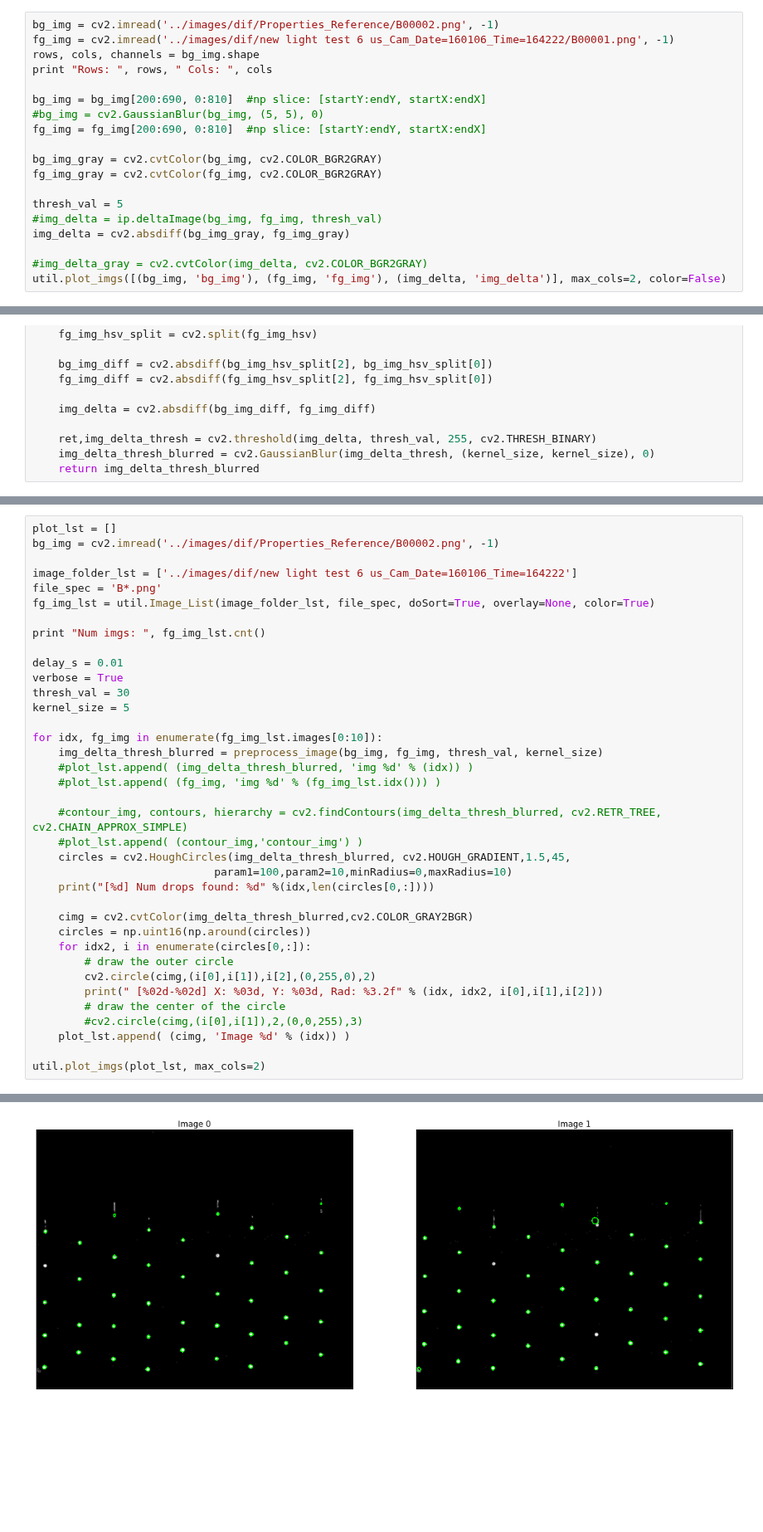
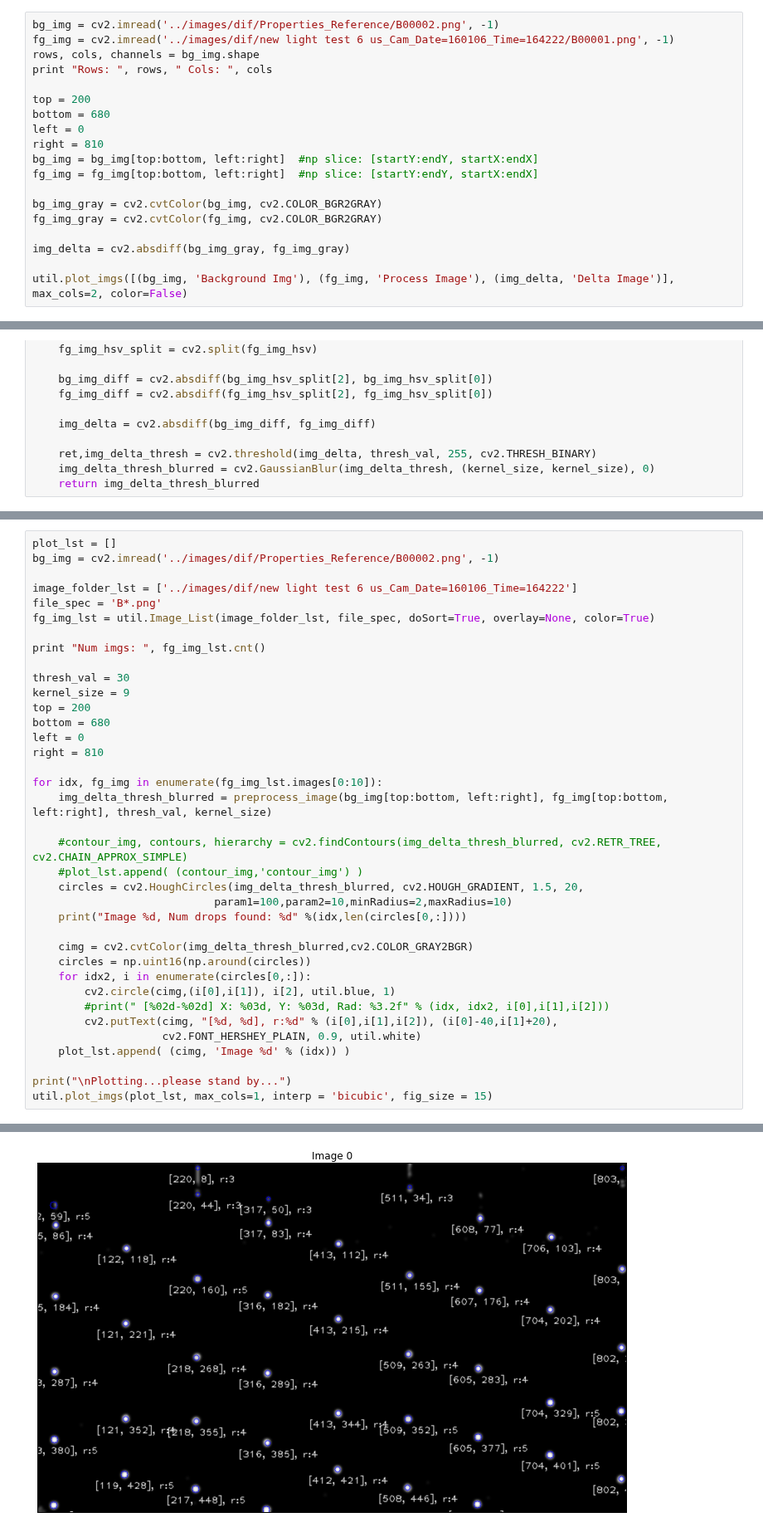
Before and after one commit to Aniruddh1/ipython-opencv-notebooks, a Jupyter notebook: notebooks/DIF_Test1.ipynb, the cells around one changed output, grey strips where cells are left out. Shown at 83% size. Saved outputs shown, nothing was run; the diff lists cells and outputs as text; blank space fills up the shorter version.

```diff
--- a/notebooks/DIF_Test1.ipynb
+++ b/notebooks/DIF_Test1.ipynb
@@ -23,18 +29,18 @@ fg_img = cv2.imread('../images/dif/new light test 6 us_Cam_Date=160106_Time=1642
 rows, cols, channels = bg_img.shape
 print "Rows: ", rows, " Cols: ", cols
 
-bg_img = bg_img[200:690, 0:810]  #np slice: [startY:endY, startX:endX]
-#bg_img = cv2.GaussianBlur(bg_img, (5, 5), 0)
-fg_img = fg_img[200:690, 0:810]  #np slice: [startY:endY, startX:endX]
+top = 200
+bottom = 680
+left = 0
+right = 810
+bg_img = bg_img[top:bottom, left:right]  #np slice: [startY:endY, startX:endX]
+fg_img = fg_img[top:bottom, left:right]  #np slice: [startY:endY, startX:endX]
 
 bg_img_gray = cv2.cvtColor(bg_img, cv2.COLOR_BGR2GRAY)
 fg_img_gray = cv2.cvtColor(fg_img, cv2.COLOR_BGR2GRAY)
 
-thresh_val = 5
-#img_delta = ip.deltaImage(bg_img, fg_img, thresh_val)
 img_delta = cv2.absdiff(bg_img_gray, fg_img_gray)
 
-#img_delta_gray = cv2.cvtColor(img_delta, cv2.COLOR_BGR2GRAY)
-util.plot_imgs([(bg_img, 'bg_img'), (fg_img, 'fg_img'), (img_delta, 'img_delta')], max_cols=2, color=False)
+util.plot_imgs([(bg_img, 'Background Img'), (fg_img, 'Process Image'), (img_delta, 'Delta Image')], max_cols=2, color=False)
 # %% [output]
 Rows:  731  Cols:  892
@@ -140,32 +157,32 @@ fg_img_lst = util.Image_List(image_folder_lst, file_spec, doSort=True, overlay=N
 
 print "Num imgs: ", fg_img_lst.cnt()
 
-delay_s = 0.01
-verbose = True
 thresh_val = 30
-kernel_size = 5
+kernel_size = 9
+top = 200
+bottom = 680
+left = 0
+right = 810
 
 for idx, fg_img in enumerate(fg_img_lst.images[0:10]):
-    img_delta_thresh_blurred = preprocess_image(bg_img, fg_img, thresh_val, kernel_size)
-    #plot_lst.append( (img_delta_thresh_blurred, 'img %d' % (idx)) )
-    #plot_lst.append( (fg_img, 'img %d' % (fg_img_lst.idx())) )
+    img_delta_thresh_blurred = preprocess_image(bg_img[top:bottom, left:right], fg_img[top:bottom, left:right], thresh_val, kernel_size)
 
     #contour_img, contours, hierarchy = cv2.findContours(img_delta_thresh_blurred, cv2.RETR_TREE, cv2.CHAIN_APPROX_SIMPLE)
     #plot_lst.append( (contour_img,'contour_img') )
-    circles = cv2.HoughCircles(img_delta_thresh_blurred, cv2.HOUGH_GRADIENT,1.5,45,
-                            param1=100,param2=10,minRadius=0,maxRadius=10)
-    print("[%d] Num drops found: %d" %(idx,len(circles[0,:])))
+    circles = cv2.HoughCircles(img_delta_thresh_blurred, cv2.HOUGH_GRADIENT, 1.5, 20,
+                            param1=100,param2=10,minRadius=2,maxRadius=10)
+    print("Image %d, Num drops found: %d" %(idx,len(circles[0,:])))
 
     cimg = cv2.cvtColor(img_delta_thresh_blurred,cv2.COLOR_GRAY2BGR)
     circles = np.uint16(np.around(circles))
     for idx2, i in enumerate(circles[0,:]):
-        # draw the outer circle
-        cv2.circle(cimg,(i[0],i[1]),i[2],(0,255,0),2)
-        print(" [%02d-%02d] X: %03d, Y: %03d, Rad: %3.2f" % (idx, idx2, i[0],i[1],i[2]))
-        # draw the center of the circle
-        #cv2.circle(cimg,(i[0],i[1]),2,(0,0,255),3)
+        cv2.circle(cimg,(i[0],i[1]), i[2], util.blue, 1)
+        #print(" [%02d-%02d] X: %03d, Y: %03d, Rad: %3.2f" % (idx, idx2, i[0],i[1],i[2]))
+        cv2.putText(cimg, "[%d, %d], r:%d" % (i[0],i[1],i[2]), (i[0]-40,i[1]+20),
+                    cv2.FONT_HERSHEY_PLAIN, 0.9, util.white)
     plot_lst.append( (cimg, 'Image %d' % (idx)) )
 
-util.plot_imgs(plot_lst, max_cols=2)
+print("\nPlotting...please stand by...")
+util.plot_imgs(plot_lst, max_cols=1, interp = 'bicubic', fig_size = 15)
 # %% [output]
 Num imgs:  20
@@ -188 +201 @@ Num imgs:  20
-[figure, old version]
+[figure, new version]
```
Also changed, not shown: parts of 13 cells of this notebook, 1 other file.
